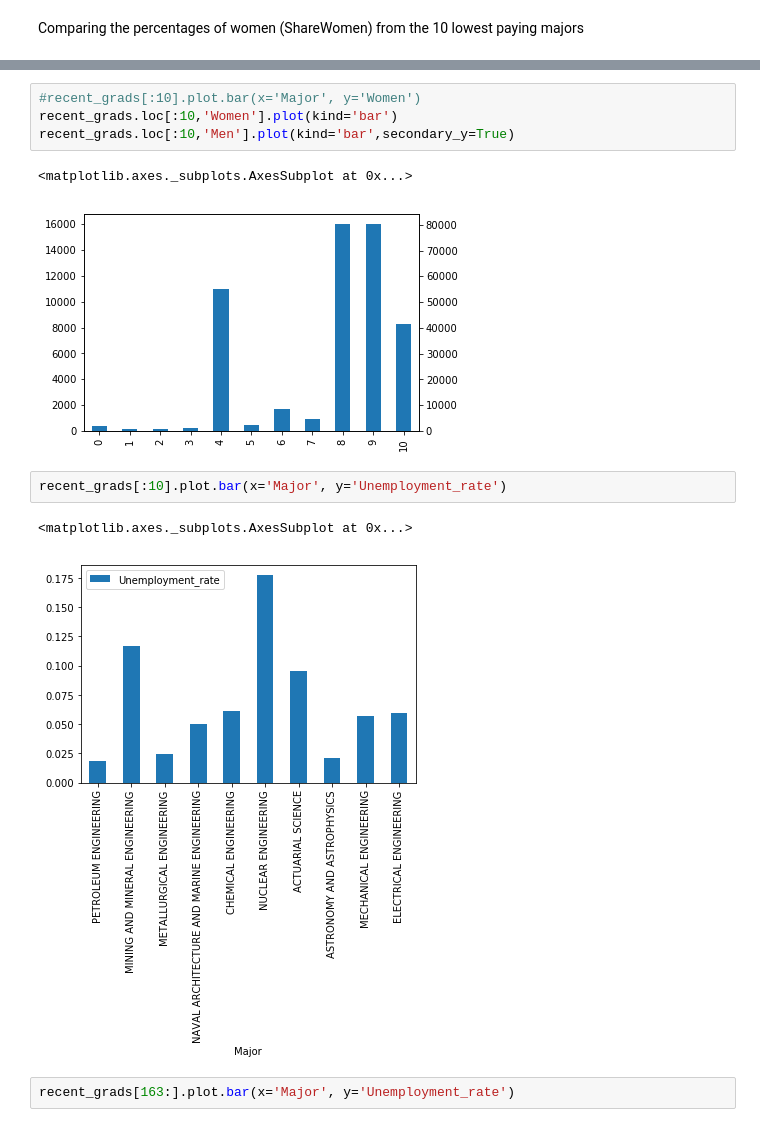
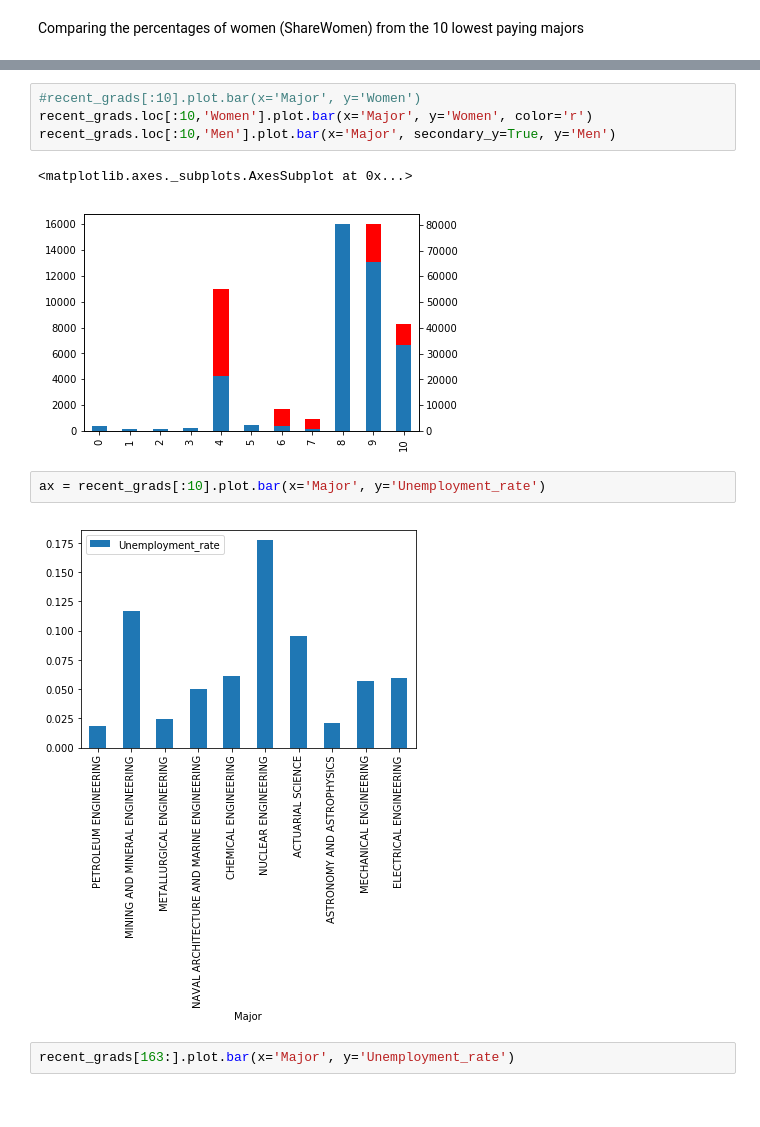
Before and after one commit to domidels/Data-Science-Portfolio, a Jupyter notebook: Colleges-Outcomes TODO.ipynb, the cells around one changed output, grey strips where cells are left out. Drawn from its saved outputs; the diff is of its cells as text.

```diff
--- a/Colleges-Outcomes TODO.ipynb
+++ b/Colleges-Outcomes TODO.ipynb
@@ -144,14 +223,13 @@ recent_grads[163:].plot.bar(x='Major', y='Women')
 # %%
 #recent_grads[:10].plot.bar(x='Major', y='Women')
-recent_grads.loc[:10,'Women'].plot(kind='bar')
-recent_grads.loc[:10,'Men'].plot(kind='bar',secondary_y=True)
+recent_grads.loc[:10,'Women'].plot.bar(x='Major', y='Women', color='r')
+recent_grads.loc[:10,'Men'].plot.bar(x='Major', secondary_y=True, y='Men')
 # %% [output]
 <matplotlib.axes._subplots.AxesSubplot at 0x...>
-[figure, old version]
+[figure, new version]
 # %%
-recent_grads[:10].plot.bar(x='Major', y='Unemployment_rate')
+ax = recent_grads[:10].plot.bar(x='Major', y='Unemployment_rate')
 # %% [output]
-<matplotlib.axes._subplots.AxesSubplot at 0x...>
 [figure]
 # %%
 recent_grads[163:].plot.bar(x='Major', y='Unemployment_rate')
```
Also changed, not shown: parts of 44 cells of this notebook.
